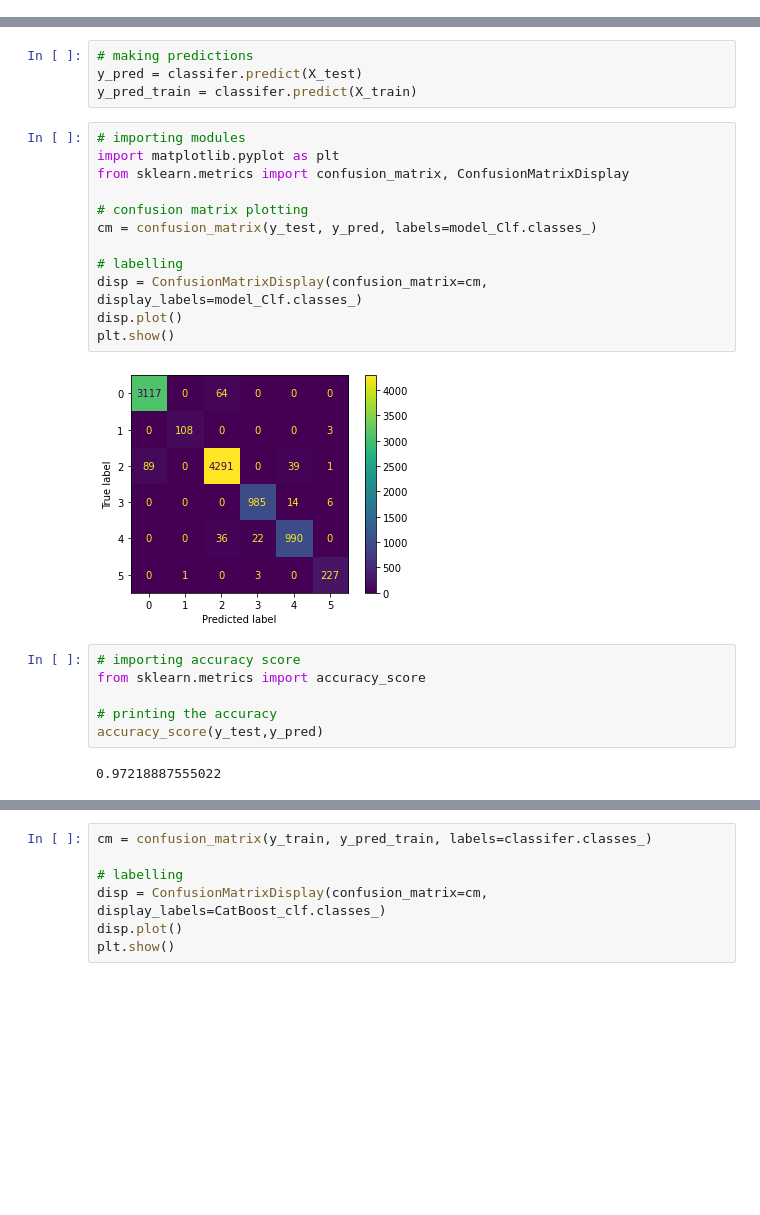
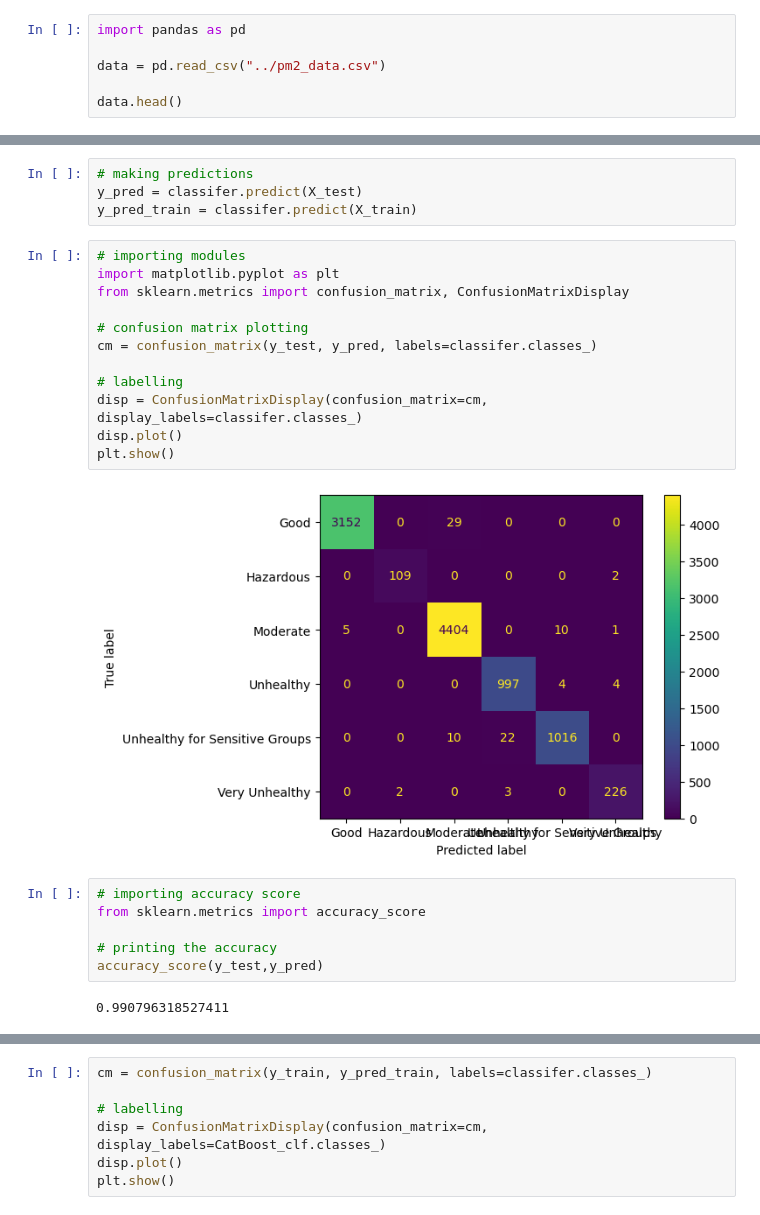
Before and after one commit to bashiralam185/Final_year_project, a Jupyter notebook: Datasets/classification models/Untitled.ipynb, the cells around one changed output, grey strips where cells are left out. Cells and saved outputs as stored; diff of their text form; blank space fills up the shorter version.

```diff
--- a/Datasets/classification models/Untitled.ipynb
+++ b/Datasets/classification models/Untitled.ipynb
@@ -6,0 +1,6 @@ data.head()
+# %%
+import pandas as pd
+
+data = pd.read_csv("../pm2_data.csv")
+
+data.head()
@@ -380,17 +390,17 @@ y_pred_train = classifer.predict(X_train)
 # %%
 # importing modules
 import matplotlib.pyplot as plt
 from sklearn.metrics import confusion_matrix, ConfusionMatrixDisplay
 
 # confusion matrix plotting
-cm = confusion_matrix(y_test, y_pred, labels=model_Clf.classes_)
+cm = confusion_matrix(y_test, y_pred, labels=classifer.classes_)
 
 # labelling
-disp = ConfusionMatrixDisplay(confusion_matrix=cm, display_labels=model_Clf.classes_)
+disp = ConfusionMatrixDisplay(confusion_matrix=cm, display_labels=classifer.classes_)
 disp.plot()
 plt.show()
 # %% [output]
-[figure, old version]
+[figure, new version]
 # %%
 # importing accuracy score
 from sklearn.metrics import accuracy_score
@@ -398,7 +408,7 @@ from sklearn.metrics import accuracy_score
 # printing the accuracy
 accuracy_score(y_test,y_pred)
 # %% [output]
-0.97218887555022
+0.990796318527411
 # %%
 print(classification_report(y_test, y_pred))
 # %% [output]
```
Also changed, not shown: parts of 15 cells of this notebook, 6 other files.
